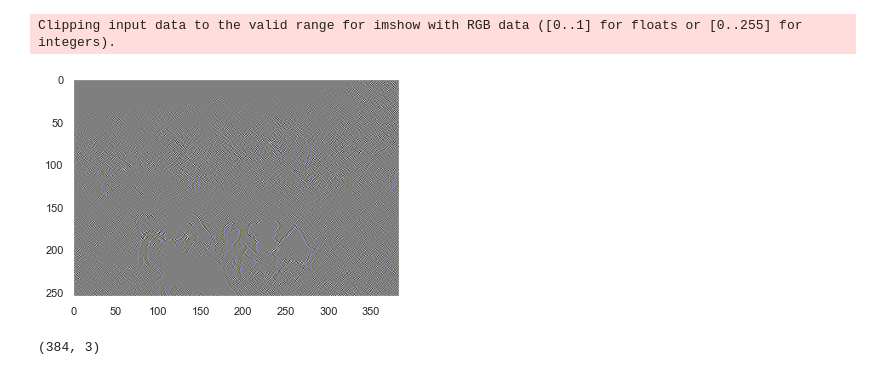
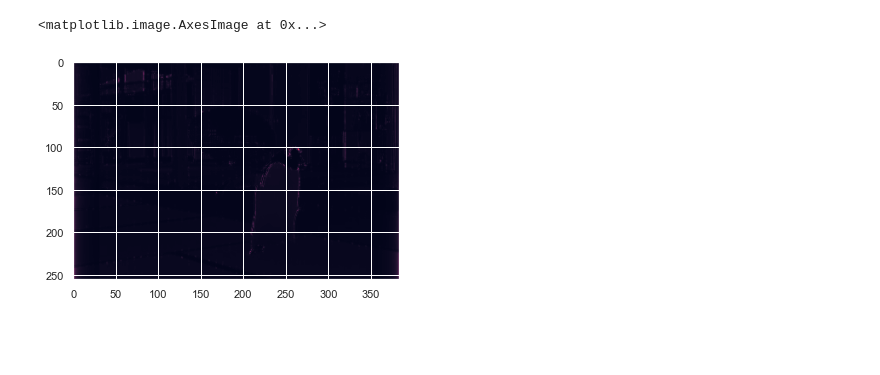
Before and after one commit to geoffroyO/sVae, a Jupyter notebook: src/img_test/test_results.ipynb, the cells around one changed output. Cells and saved outputs as stored; diff of their text form; code cells hidden in the pictures; blank space fills up the shorter version.

```diff
--- a/src/img_test/test_results.ipynb
+++ b/src/img_test/test_results.ipynb
@@ -109,12 +16,6 @@ WARNING:tensorflow:11 out of the last 11 calls to <function Model.make_predict_f
-# %%
-noise_plot = noise[0,...]
-fig, ax = plt.subplots(ncols=1, nrows=1)
-plt.imshow(noise_plot)
-ax.grid(False)
-# %% [output]
-Clipping input data to the valid range for imshow with RGB data ([0..1] for floats or [0..255] for integers).
-[figure, removed]
-# %%
-noise.shape
-# %% [output]
-(384, 3)
+# %%
+error = np.load("./5_error.npy")
+plt.imshow(error)
+# %% [output]
+<matplotlib.image.AxesImage at 0x...>
+[figure, added]
```
Also changed, not shown: parts of 10 cells of this notebook, 2 other files.
